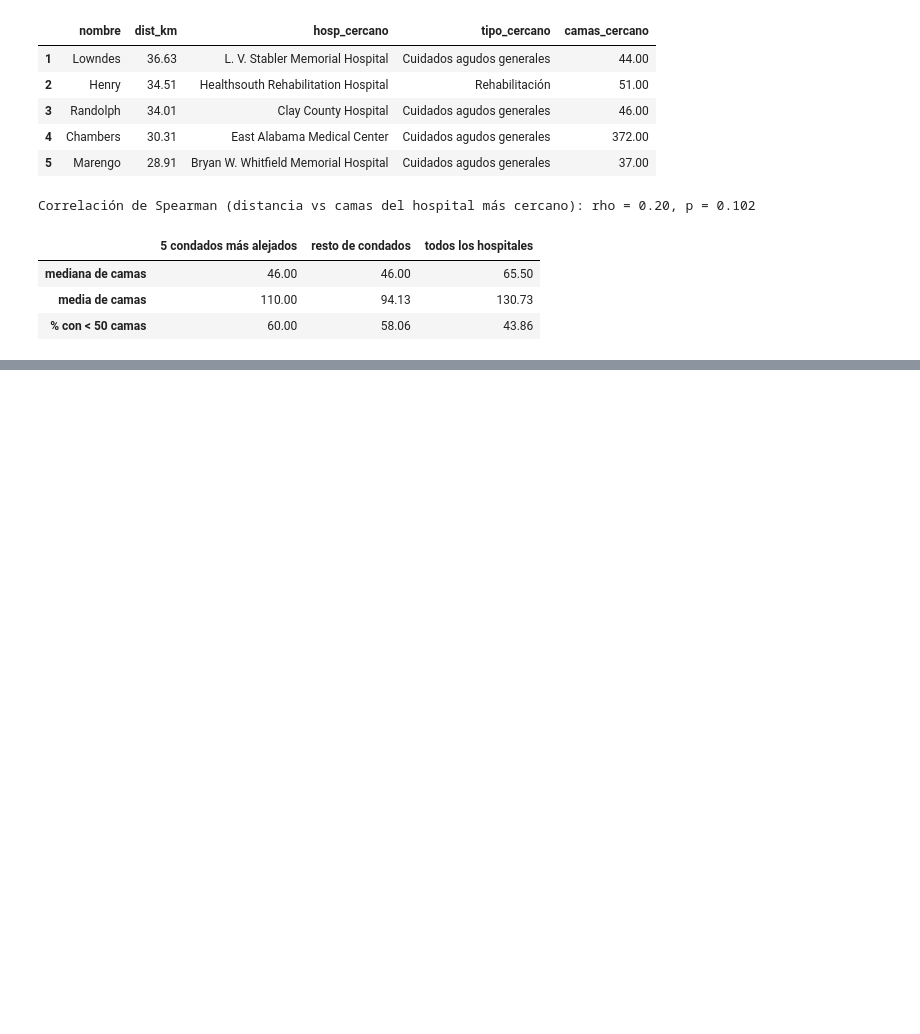
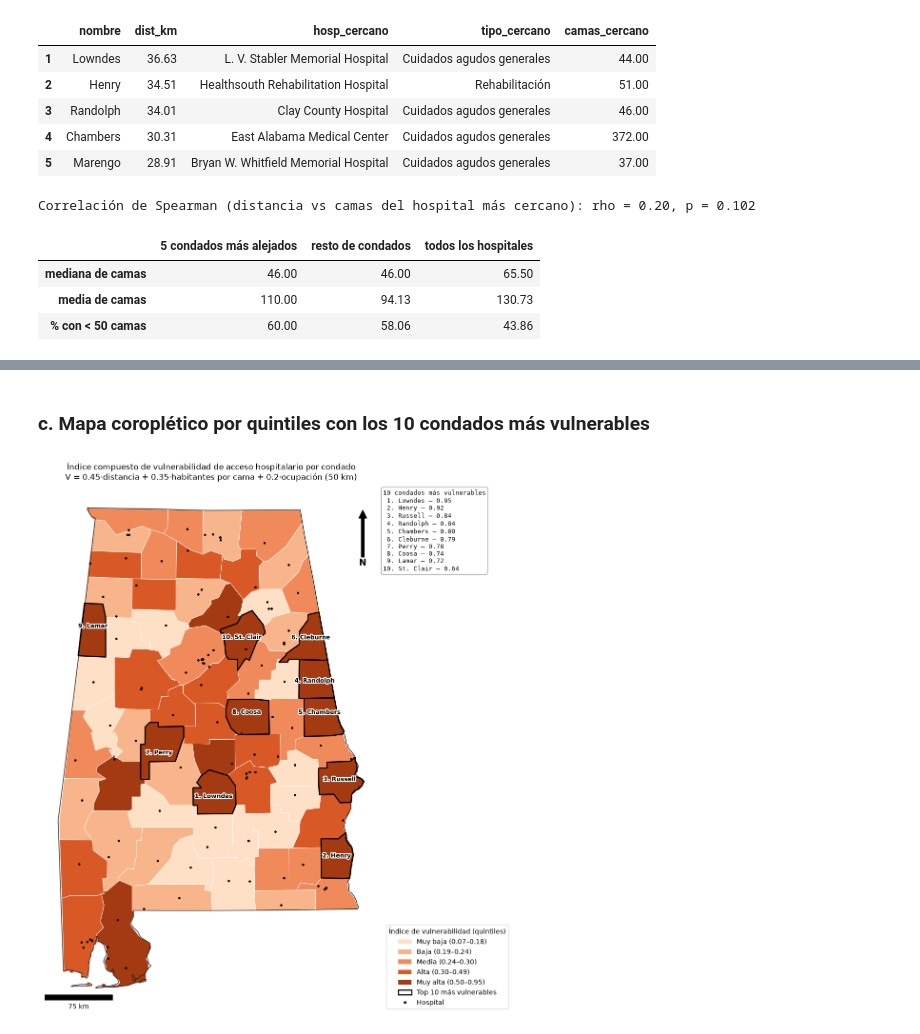
Before and after one commit to Branuvg/lab5_modsim, a Jupyter notebook: lab5.ipynb, the cells around one changed output, grey strips where cells are left out. Saved outputs shown, nothing was run; the diff lists cells and outputs as text; code cells hidden in the pictures; blank space fills up the shorter version.

Commit message:
Task 2.2: indice compuesto de vulnerabilidad de acceso hospitalario

```diff
--- a/lab5.ipynb
+++ b/lab5.ipynb
@@ -598,0 +648,11 @@ Correlación de Spearman (distancia vs camas del hospital más cercano): rho = 0
+# %%
+WEIGHTS = {"C1": 0.45, "C2": 0.35, "C3": 0.20}
+vul["V"] = sum(w * vul[c] for c, w in WEIGHTS.items())
+
+LABELS = ["Muy baja", "Baja", "Media", "Alta", "Muy alta"]
+vul["V_cat"] = pd.qcut(vul["V"], 5, labels=LABELS)
+top10 = vul.sort_values("V", ascending=False).head(10)
+top10_tbl = top10[["nombre", "poblacion", "x1_dist_km", "x2_hab_por_cama", "x3_ocupacion_50km",
+                   "C1", "C2", "C3", "V"]].reset_index(drop=True)
+top10_tbl.index += 1
+top10_tbl
@@ -598,0 +671,32 @@ Correlación de Spearman (distancia vs camas del hospital más cercano): rho = 0
+# %% [markdown]
+### c. Mapa coroplético por quintiles con los 10 condados más vulnerables
+# %%
+SEQ = ["#fde0c5", "#f8b58b", "#f08a5b", "#d95926", "#a33a12"]   # un solo tono (naranja), claro -> oscuro
+fig, ax = plt.subplots(figsize=(11, 12))
+vul.plot(ax=ax, color=vul["V_cat"].map(dict(zip(LABELS, SEQ))).astype(str), edgecolor="white", linewidth=0.6)
+state_p.boundary.plot(ax=ax, color="#222222", linewidth=1.0)
+top10.boundary.plot(ax=ax, color="black", linewidth=1.8)
+hosp_p.plot(ax=ax, color="black", markersize=6, zorder=4)
+names = []
+for rank, (_, r) in enumerate(top10.iterrows(), start=1):
+    pt = r.geometry.representative_point()
+    ax.annotate(f"{rank}. {r.nombre}", xy=(pt.x, pt.y), fontsize=9, fontweight="bold", ha="center", va="center",
+                path_effects=[pe.withStroke(linewidth=3, foreground="white")], zorder=5)
+    names.append(f"{rank:>2}. {r.nombre} — {r.V:.2f}")
+ax.text(1.01, 0.99, "10 condados más vulnerables\n" + "\n".join(names), transform=ax.transAxes,
+        va="top", ha="left", fontsize=9, family="monospace",
+        bbox=dict(boxstyle="round", facecolor="white", edgecolor="#9a9a9a", alpha=0.92))
+bins = vul.groupby("V_cat", observed=True)["V"].agg(["min", "max"])
+handles = [Patch(facecolor=c, label=f"{l} ({bins.loc[l, 'min']:.2f}–{bins.loc[l, 'max']:.2f})")
+           for l, c in zip(LABELS, SEQ)]
+handles += [Patch(facecolor="none", edgecolor="black", linewidth=1.8, label="Top 10 más vulnerables"),
+            Line2D([], [], marker="o", color="black", ls="", markersize=3, label="Hospital")]
+ax.legend(handles=handles, title="Índice de vulnerabilidad (quintiles)", loc="lower left", bbox_to_anchor=(1.01, 0))
+add_north_and_scale(ax)
+ax.set_title("Índice compuesto de vulnerabilidad de acceso hospitalario por condado\n"
+             f"V = {WEIGHTS['C1']}·distancia + {WEIGHTS['C2']}·habitantes por cama + {WEIGHTS['C3']}·ocupación (50 km)")
+ax.set_axis_off()
+plt.tight_layout()
+plt.show()
+# %% [output]
+[figure, added]
```
Also changed, not shown: parts of 4 cells of this notebook.
